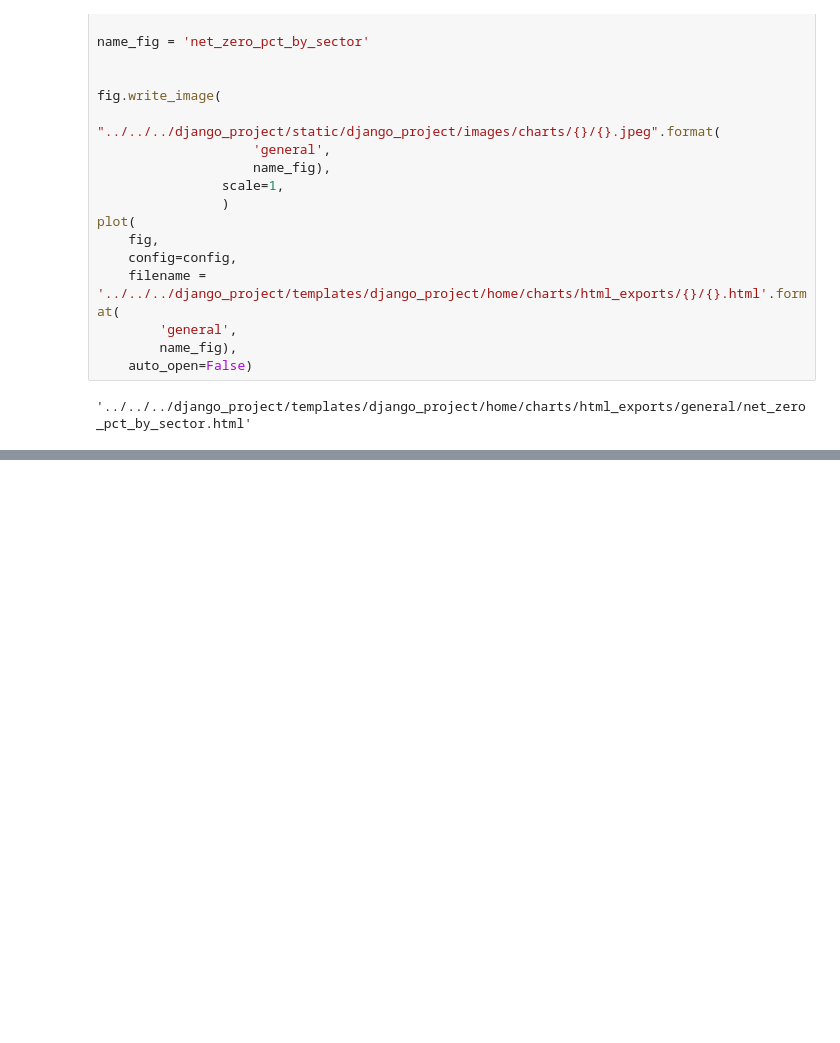
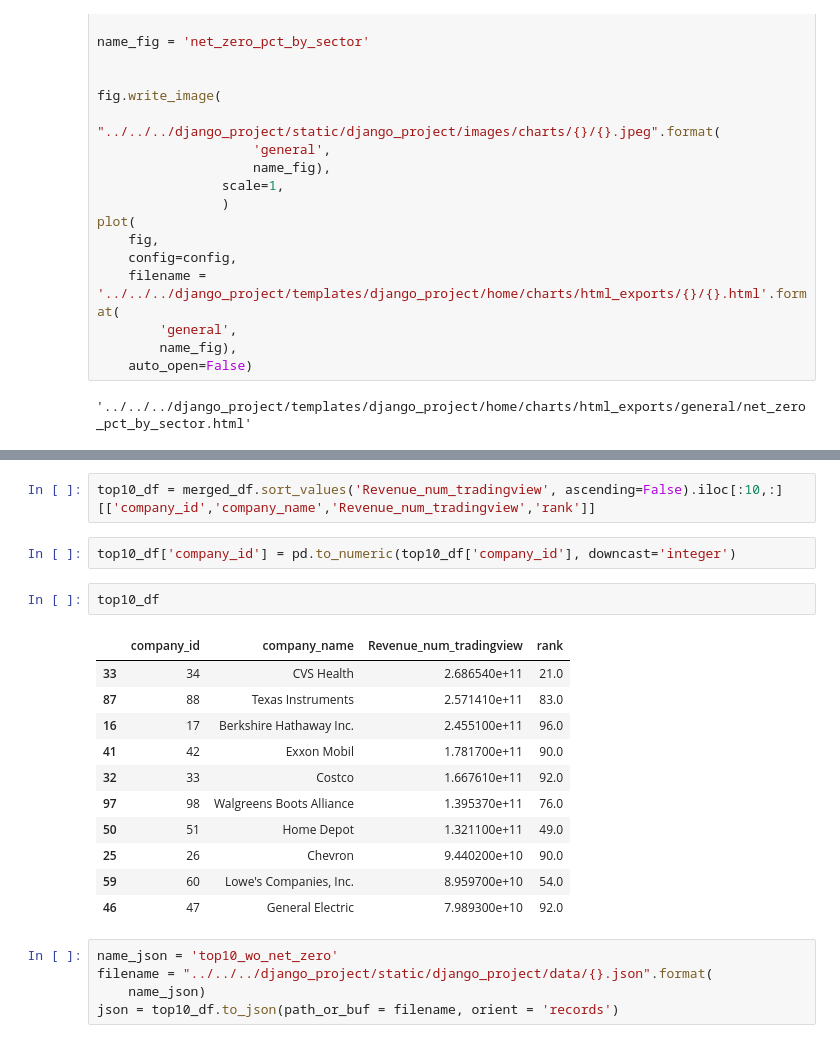
Before and after one commit to VinBots/django_project, a Jupyter notebook: charts/chart_types/transversal/netzero_bysector.ipynb, the cells around one changed output, grey strips where cells are left out. Saved outputs shown, nothing was run; the diff lists cells and outputs as text; blank space fills up the shorter version.

Commit message:
add net zero table

```diff
--- a/charts/chart_types/transversal/netzero_bysector.ipynb
+++ b/charts/chart_types/transversal/netzero_bysector.ipynb
@@ -255,0 +297,23 @@ plot(
+# %%
+top10_df = merged_df.sort_values('Revenue_num_tradingview', ascending=False).iloc[:10,:][['company_id','company_name','Revenue_num_tradingview','rank']]
+# %%
+top10_df['company_id'] = pd.to_numeric(top10_df['company_id'], downcast='integer')
+# %%
+top10_df
+# %% [output]
+|  | company_id | company_name | Revenue_num_tradingview | rank |
+| 33 | 34 | CVS Health | 2.686540e+11 | 21.0 |
+| 87 | 88 | Texas Instruments | 2.571410e+11 | 83.0 |
+| 16 | 17 | Berkshire Hathaway Inc. | 2.455100e+11 | 96.0 |
+| 41 | 42 | Exxon Mobil | 1.781700e+11 | 90.0 |
+| 32 | 33 | Costco | 1.667610e+11 | 92.0 |
+| 97 | 98 | Walgreens Boots Alliance | 1.395370e+11 | 76.0 |
+| 50 | 51 | Home Depot | 1.321100e+11 | 49.0 |
+| 25 | 26 | Chevron | 9.440200e+10 | 90.0 |
+| 59 | 60 | Lowe's Companies, Inc. | 8.959700e+10 | 54.0 |
+| 46 | 47 | General Electric | 7.989300e+10 | 92.0 |
+# %%
+name_json = 'top10_wo_net_zero'
+filename = "../../../django_project/static/django_project/data/{}.json".format(
+    name_json)
+json = top10_df.to_json(path_or_buf = filename, orient = 'records')
```
Also changed, not shown: parts of 5 cells of this notebook, 7 other files.
